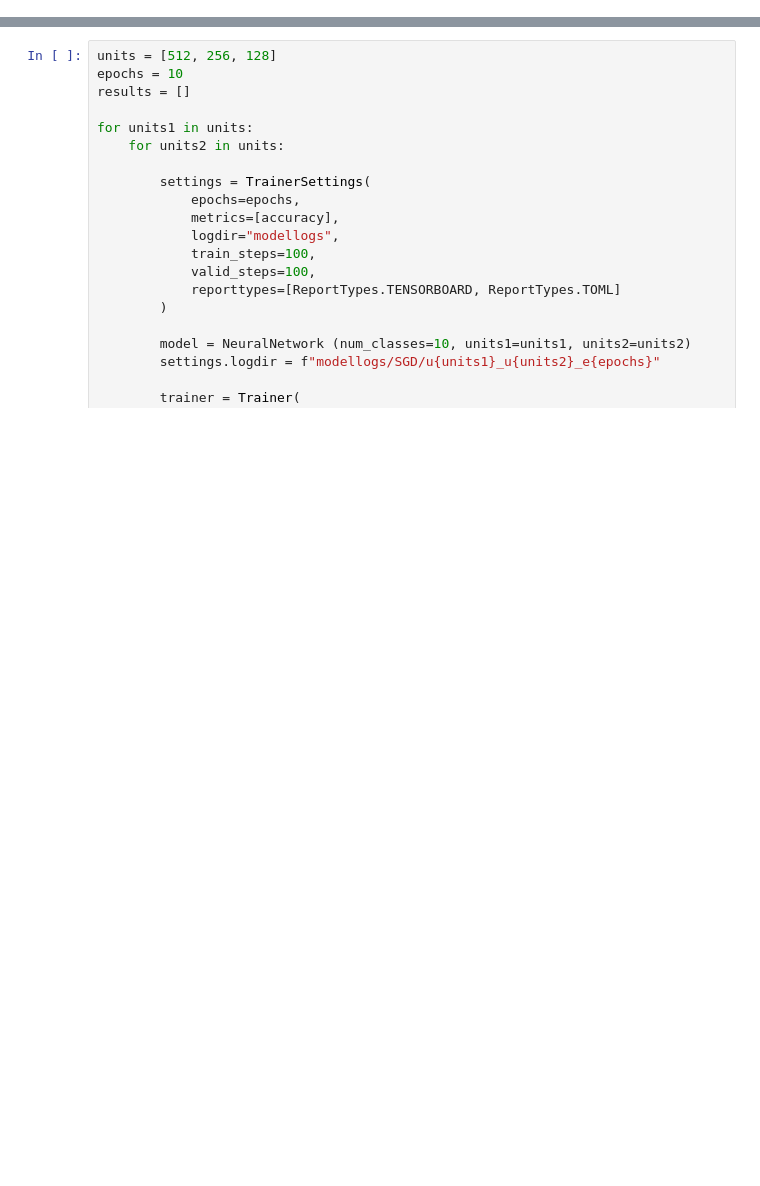
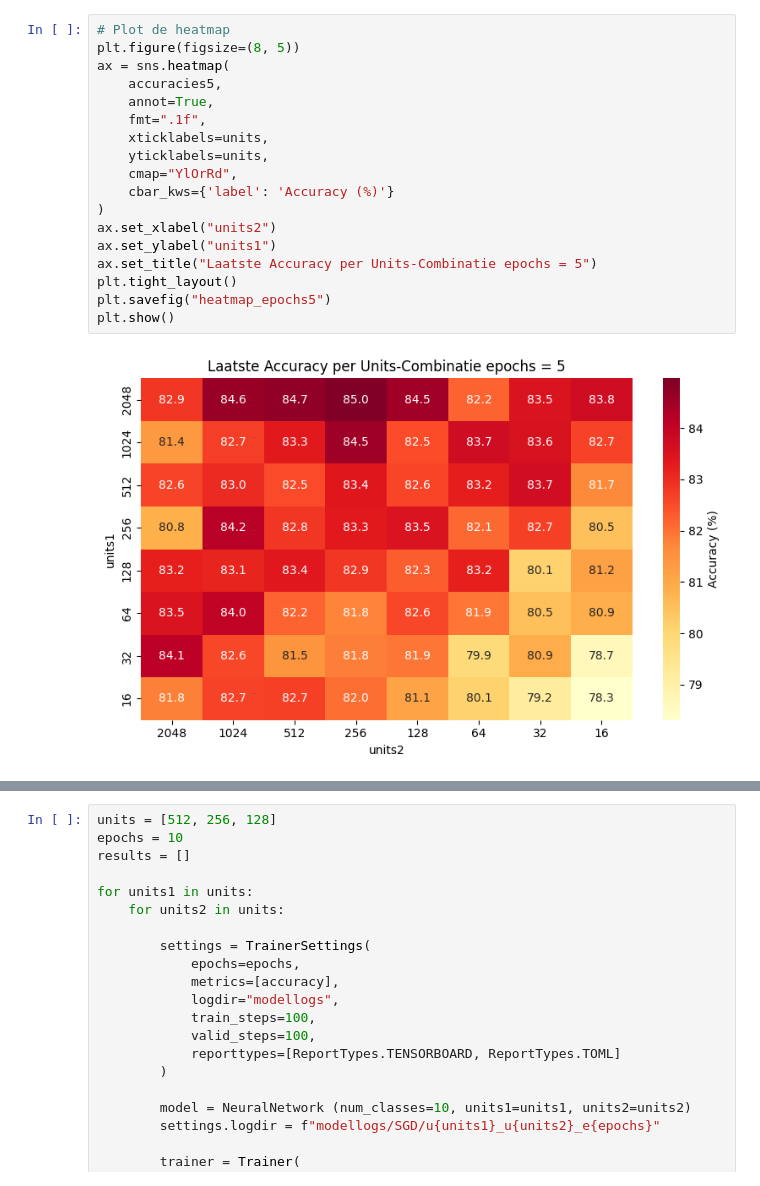
Before and after one commit to Mestix/machinelearning-melissa, a Jupyter notebook: notebooks/les1.ipynb, the cells around one changed output, grey strips where cells are left out. Cells and saved outputs as stored; diff of their text form; blank space fills up the shorter version.

Commit message:
add visuals and clean up code

```diff
--- a/notebooks/les1.ipynb
+++ b/notebooks/les1.ipynb
@@ -213,0 +107,20 @@ for units1 in units:
+# %%
+# Plot de heatmap
+plt.figure(figsize=(8, 5))
+ax = sns.heatmap(
+    accuracies5,
+    annot=True,
+    fmt=".1f",
+    xticklabels=units,
+    yticklabels=units,
+    cmap="YlOrRd",
+    cbar_kws={'label': 'Accuracy (%)'}
+)
+ax.set_xlabel("units2")
+ax.set_ylabel("units1")
+ax.set_title("Laatste Accuracy per Units-Combinatie epochs = 5")
+plt.tight_layout()
+plt.savefig("heatmap_epochs5")
+plt.show()
+# %% [output]
+[figure, added]
```
Also changed, not shown: parts of 8 cells of this notebook, 10 other files.
